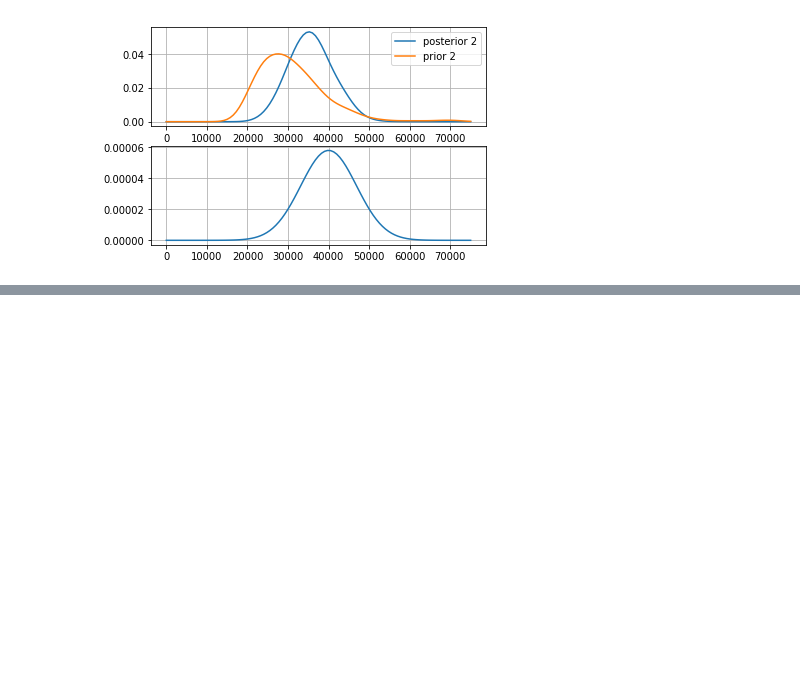
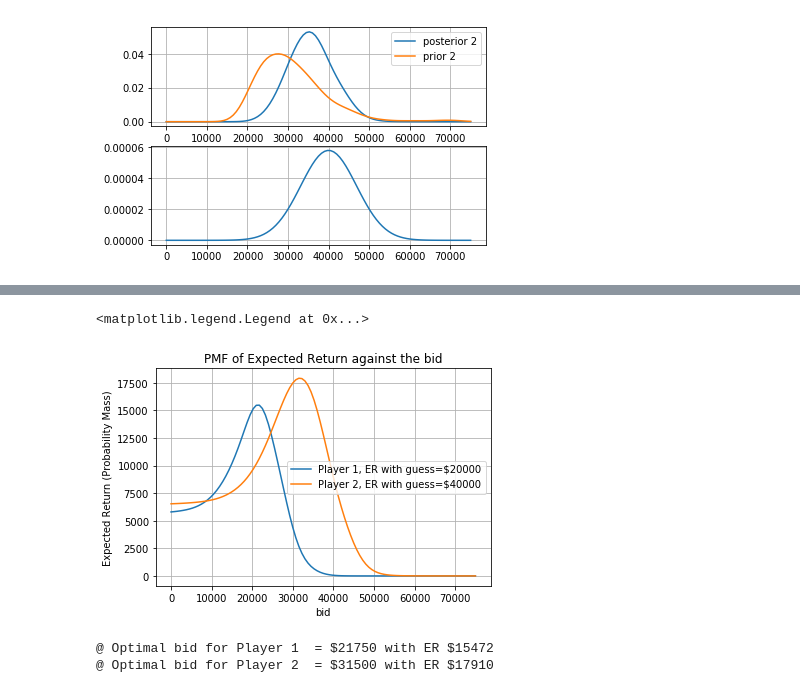
Before and after one commit to yongduek/lectures, a Jupyter notebook: bayesian/6.Decision Analysis.ipynb, the cells around one changed output, grey strips where cells are left out. Drawn from its saved outputs; the diff is of its cells as text; code cells hidden in the pictures; blank space fills up the shorter version.

```diff
--- a/bayesian/6.Decision Analysis.ipynb
+++ b/bayesian/6.Decision Analysis.ipynb
@@ -199,5 +204,6 @@ def evaluateCDF (xs, cdf, x):
     for i in range(xs.shape[0]):
         if xs[i] > x:
             return cdf[i-1]
+    return cdf[i]
 #
 # %%
@@ -290,0 +363,47 @@ Now we will make use of the posterior distribution to make a good decision for t
+# %%
+def calcExpectedReturnPMF (posterior_mine, cdf_diff_mine, cdf_diff_opponent):
+    expectedGainPmf = []
+    for b in bids: # for each bid
+        expectedGain = 0
+        for p in prices:
+            mydiff = p - b
+            special = False
+            if mydiff < 0:
+                gain = 0
+            else:
+                gain = p
+
+                if mydiff <= 250: # in this case I will get more prize. Allen says this is very rare and simply set to the double.
+                    gain = 2*p
+                    special = True
+                #
+                winProb = evaluateCDF (xdiff, cdf_diff_opponent, -1) + (1 - evaluateCDF(xdiff, cdf_diff_opponent, mydiff))
+            #
+            gainXwinProb = gain * winProb
+            #
+            expectedGain += gainXwinProb * evalPmf (xs, posterior_mine, p)
+        expectedGainPmf.append (expectedGain)
+    return np.array (expectedGainPmf)
+#
+# %%
+egpmf_1 = calcExpectedReturnPMF (posterior_mine=post1, cdf_diff_mine=cdf_diff1, cdf_diff_opponent=cdf_diff2)
+egpmf_2 = calcExpectedReturnPMF (posterior_mine=post2, cdf_diff_mine=cdf_diff2, cdf_diff_opponent=cdf_diff1)
+
+plt.title ('PMF of Expected Return against the bid')
+plt.xlabel('bid')
+plt.grid(True)
+plt.ylabel('Expected Return (Probability Mass)')
+plt.plot (bids, egpmf_1, label='Player 1, ER with guess=$20000')
+plt.plot (bids, egpmf_2, label='Player 2, ER with guess=$40000')
+plt.legend(loc='best')
+# %% [output]
+<matplotlib.legend.Legend at 0x...>
+[figure, added]
+# %%
+indx1 = np.argmax (egpmf_1)
+indx2 = np.argmax (egpmf_2)
+print ('@ Optimal bid for Player 1  = ${:.0f} with ER ${:.0f}'.format(bids[indx1], egpmf_1[indx1]))
+print ('@ Optimal bid for Player 2  = ${:.0f} with ER ${:.0f}'.format(bids[indx2], egpmf_2[indx2]))
+# %% [output]
+@ Optimal bid for Player 1  = $21750 with ER $15472
+@ Optimal bid for Player 2  = $31500 with ER $17910
```
Also changed, not shown: parts of 16 cells of this notebook.
